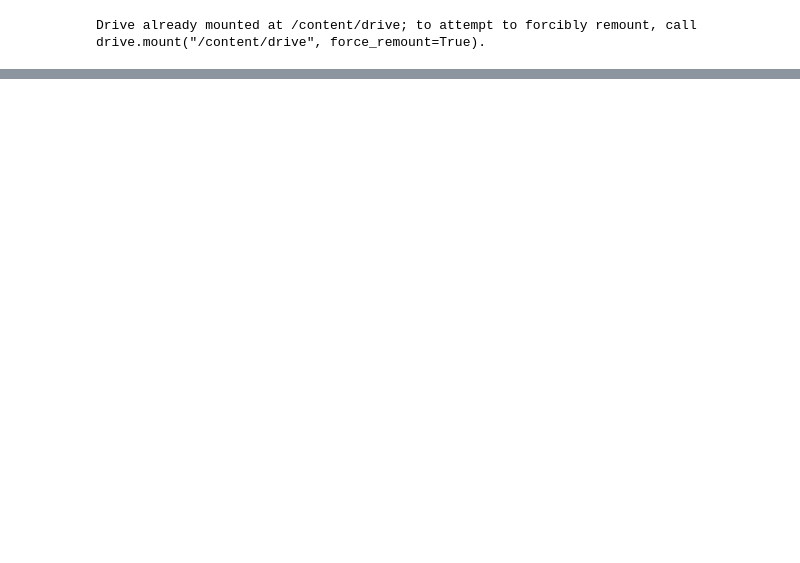
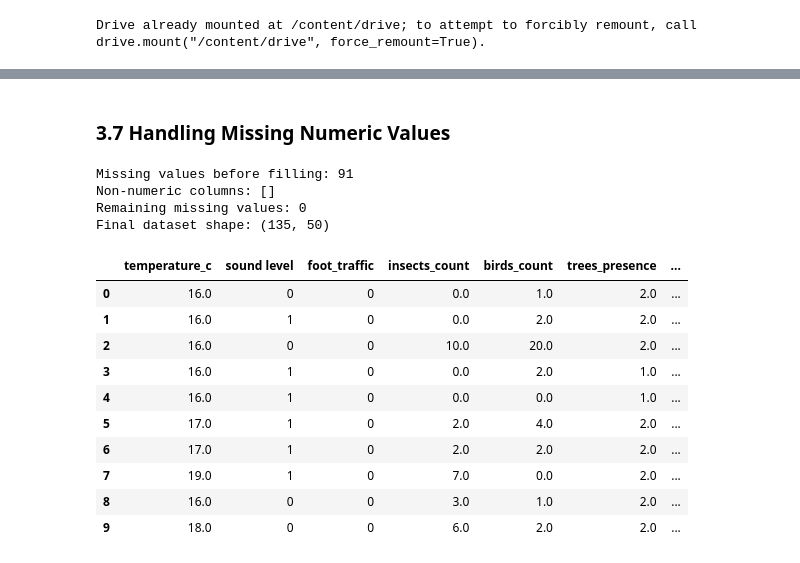
Before and after one commit to irfanefedonmez/ml-campus_data_project-colab, a Jupyter notebook: project1.ipynb, the cells around one changed output, grey strips where cells are left out. Cells and saved outputs as stored; diff of their text form; code cells hidden in the pictures; blank space fills up the shorter version.

```diff
--- a/project1.ipynb
+++ b/project1.ipynb
@@ -587,0 +250,14 @@ Features included : ['nature_connection_experience_rating', 'trees_presence', 'p
+# %%
+# Different sound types are not ranked, so I use one-hot encoding again.
+sound_type_cols = [
+    'primary_sound_type_urban', 'other_sound_type_urban',
+    'primary_sound_type_nature', 'other_sound_type_nature',
+]
+for col in sound_type_cols:
+    df[col] = df[col].fillna('missing')
+df = pd.get_dummies(df, columns=sound_type_cols, dtype=int)
+
+sound_dummy_cols = [
+    col for col in df if any(col.startswith(name + '_') for name in sound_type_cols)
+]
+display(df[sound_dummy_cols].head())
@@ -587,0 +275,36 @@ Features included : ['nature_connection_experience_rating', 'trees_presence', 'p
+# %% [markdown]
+### 3.7 Handling Missing Numeric Values
+# %%
+# After encoding, fill remaining missing numeric values with each column's median.
+# I leave missing observations as missing until this step instead of
+# assuming that missing plant or traffic records mean zero.
+numeric_cols = df.select_dtypes(include='number').columns
+print('Missing values before filling:', int(df.isna().sum().sum()))
+for col in numeric_cols:
+    df[col] = df[col].fillna(df[col].median())
+
+remaining_non_numeric = df.select_dtypes(exclude='number').columns.tolist()
+remaining_missing = int(df.isna().sum().sum())
+print('Non-numeric columns:', remaining_non_numeric)
+print('Remaining missing values:', remaining_missing)
+print('Final dataset shape:', df.shape)
+
+assert not remaining_non_numeric, 'Some text columns still need encoding.'
+assert remaining_missing == 0, 'Some missing values still need attention.'
+display(df.head(10))
+# %% [output]
+Missing values before filling: 91
+Non-numeric columns: []
+Remaining missing values: 0
+Final dataset shape: (135, 50)
+|  | temperature_c | sound level | foot_traffic | insects_count | birds_count | trees_presence | ... |
+| 0 | 16.0 | 0 | 0 | 0.0 | 1.0 | 2.0 | ... |
+| 1 | 16.0 | 1 | 0 | 0.0 | 2.0 | 2.0 | ... |
+| 2 | 16.0 | 0 | 0 | 10.0 | 20.0 | 2.0 | ... |
+| 3 | 16.0 | 1 | 0 | 0.0 | 2.0 | 1.0 | ... |
+| 4 | 16.0 | 1 | 0 | 0.0 | 0.0 | 1.0 | ... |
+| 5 | 17.0 | 1 | 0 | 2.0 | 4.0 | 2.0 | ... |
+| 6 | 17.0 | 1 | 0 | 2.0 | 2.0 | 2.0 | ... |
+| 7 | 19.0 | 1 | 0 | 7.0 | 0.0 | 2.0 | ... |
+| 8 | 16.0 | 0 | 0 | 3.0 | 1.0 | 2.0 | ... |
+| 9 | 18.0 | 0 | 0 | 6.0 | 2.0 | 2.0 | ... |
```
Also changed, not shown: parts of 71 cells of this notebook.
